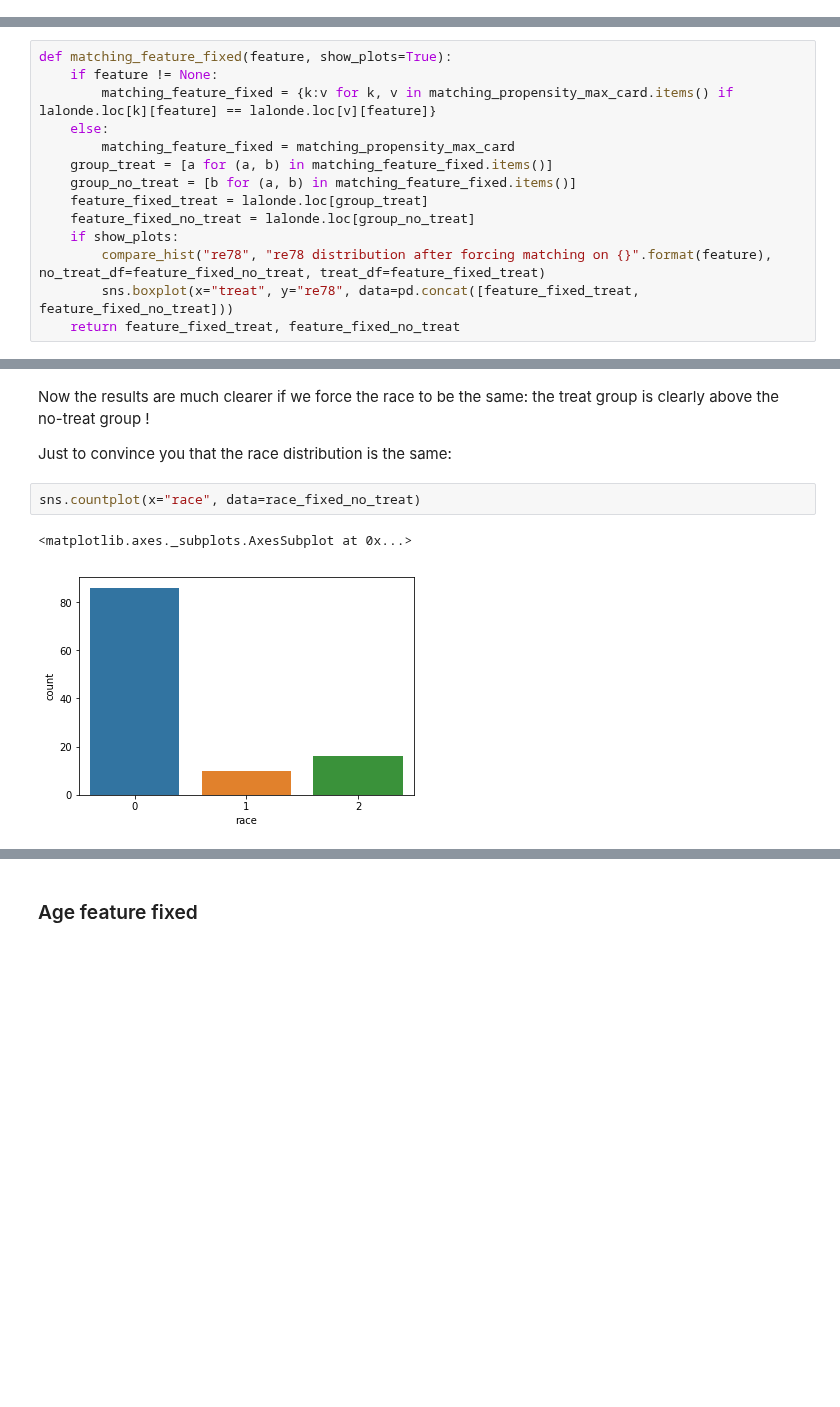
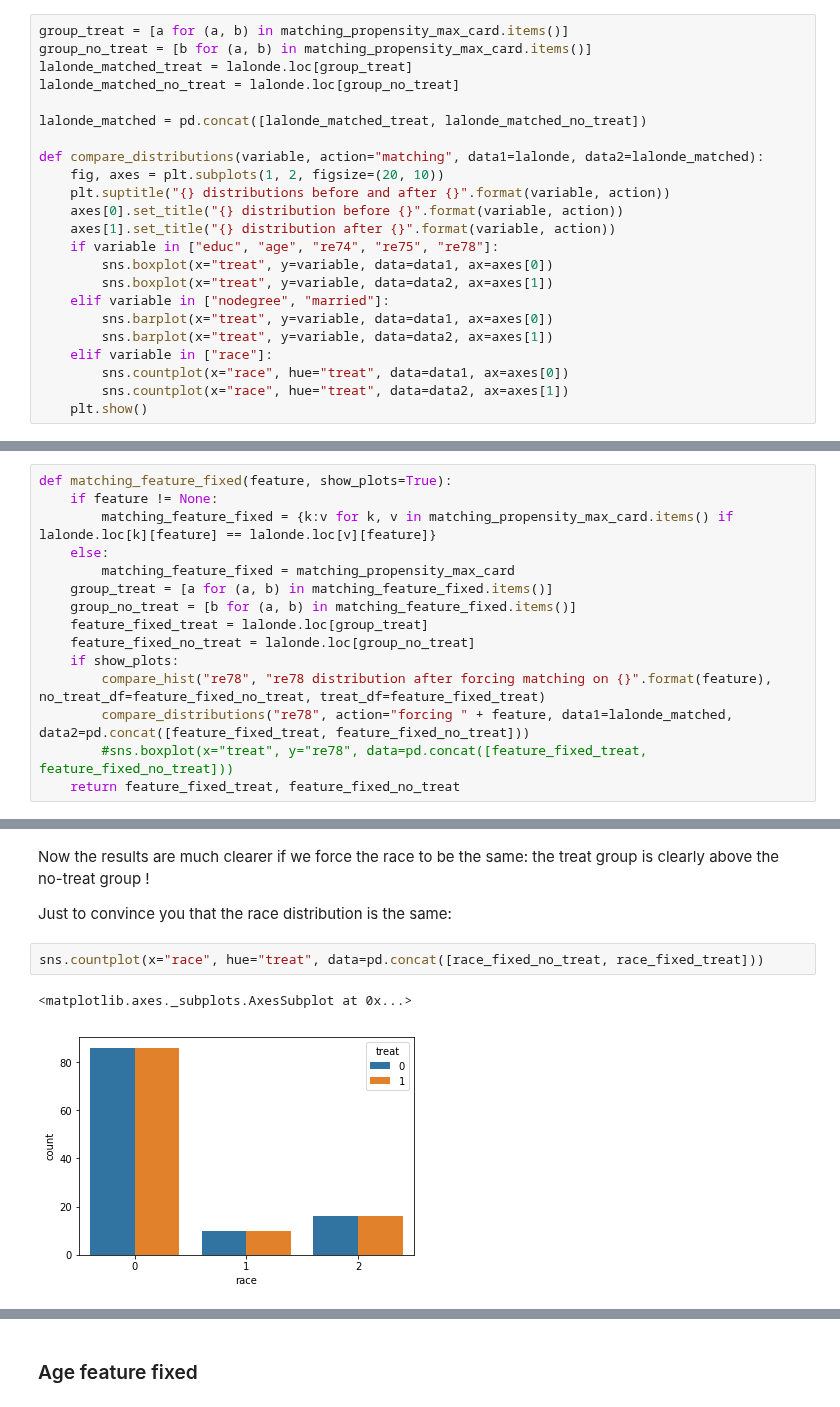
Before and after one commit to Victor-Palacios/epfl_ada, a Jupyter notebook: hw4/ex1.ipynb, the cells around one changed output, grey strips where cells are left out. Cells and saved outputs as stored; diff of their text form; blank space fills up the shorter version.

```diff
--- a/hw4/ex1.ipynb
+++ b/hw4/ex1.ipynb
@@ -476,0 +434,23 @@ sns.countplot(x="race", data=lalonde_matched_no_treat)
+# %%
+group_treat = [a for (a, b) in matching_propensity_max_card.items()]
+group_no_treat = [b for (a, b) in matching_propensity_max_card.items()]
+lalonde_matched_treat = lalonde.loc[group_treat]
+lalonde_matched_no_treat = lalonde.loc[group_no_treat]
+
+lalonde_matched = pd.concat([lalonde_matched_treat, lalonde_matched_no_treat])
+
+def compare_distributions(variable, action="matching", data1=lalonde, data2=lalonde_matched):
+    fig, axes = plt.subplots(1, 2, figsize=(20, 10))
+    plt.suptitle("{} distributions before and after {}".format(variable, action))
+    axes[0].set_title("{} distribution before {}".format(variable, action))
+    axes[1].set_title("{} distribution after {}".format(variable, action))
+    if variable in ["educ", "age", "re74", "re75", "re78"]:
+        sns.boxplot(x="treat", y=variable, data=data1, ax=axes[0])
+        sns.boxplot(x="treat", y=variable, data=data2, ax=axes[1])
+    elif variable in ["nodegree", "married"]:
+        sns.barplot(x="treat", y=variable, data=data1, ax=axes[0])
+        sns.barplot(x="treat", y=variable, data=data2, ax=axes[1])
+    elif variable in ["race"]:
+        sns.countplot(x="race", hue="treat", data=data1, ax=axes[0])
+        sns.countplot(x="race", hue="treat", data=data2, ax=axes[1])
+    plt.show()
@@ -488,7 +524,8 @@ def matching_feature_fixed(feature, show_plots=True):
     feature_fixed_no_treat = lalonde.loc[group_no_treat]
     if show_plots:
         compare_hist("re78", "re78 distribution after forcing matching on {}".format(feature), no_treat_df=feature_fixed_no_treat, treat_df=feature_fixed_treat)
-        sns.boxplot(x="treat", y="re78", data=pd.concat([feature_fixed_treat, feature_fixed_no_treat]))
+        compare_distributions("re78", action="forcing " + feature, data1=lalonde_matched, data2=pd.concat([feature_fixed_treat, feature_fixed_no_treat]))
+        #sns.boxplot(x="treat", y="re78", data=pd.concat([feature_fixed_treat, feature_fixed_no_treat]))
     return feature_fixed_treat, feature_fixed_no_treat
 # %% [markdown]
 ### Race feature fixed:
@@ -502,7 +539,7 @@ Now the results are much clearer if we force the race to be the same: the treat
 
 Just to convince you that the race distribution is the same:
 # %%
-sns.countplot(x="race", data=race_fixed_no_treat)
+sns.countplot(x="race", hue="treat", data=pd.concat([race_fixed_no_treat, race_fixed_treat]))
 # %% [output]
 <matplotlib.axes._subplots.AxesSubplot at 0x...>
-[figure, old version]
+[figure, new version]
```
Also changed, not shown: parts of 39 cells of this notebook.
